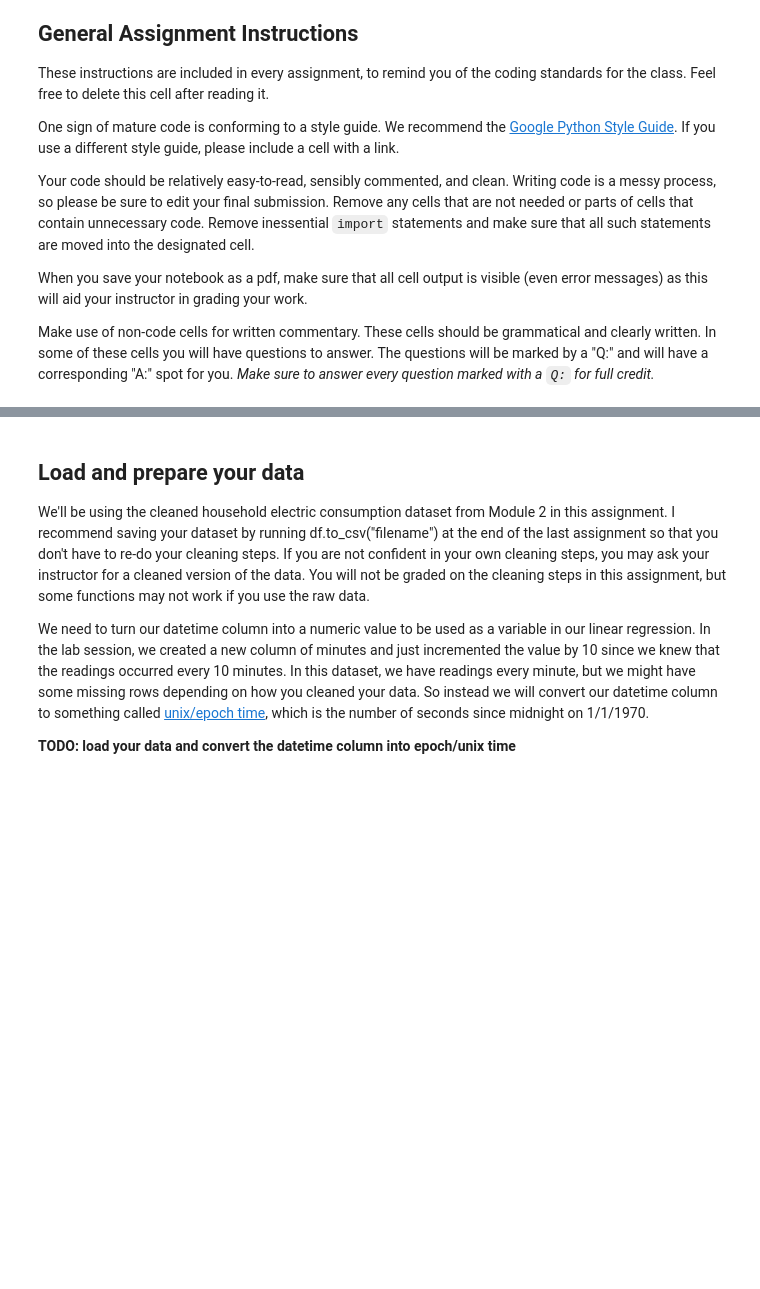
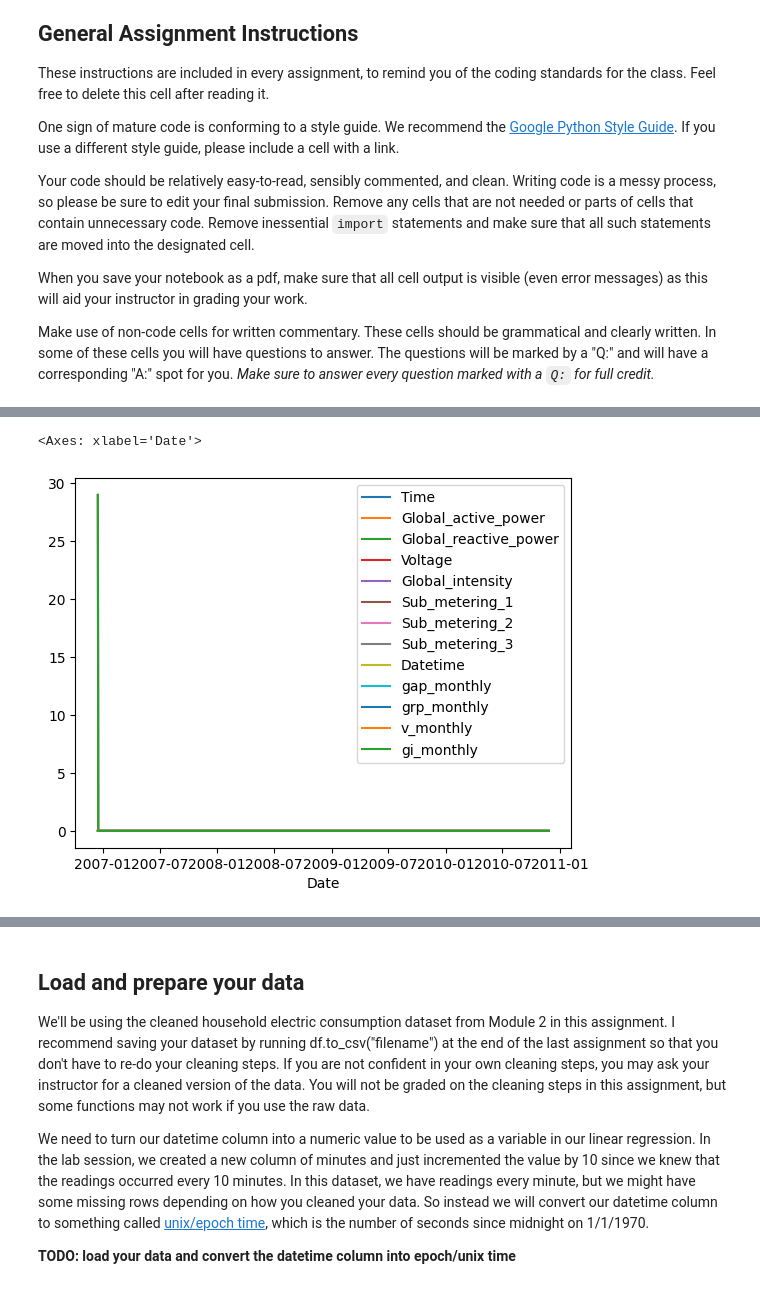
Before and after one commit to skshukla/aai-iot-linear-regression, a Jupyter notebook: Sachin_Assignment_3.ipynb, the cells around one changed output, grey strips where cells are left out. Drawn from its saved outputs; the diff is of its cells as text; code cells hidden in the pictures; blank space fills up the shorter version.

```diff
--- a/Sachin_Assignment_3.ipynb
+++ b/Sachin_Assignment_3.ipynb
@@ -26,0 +107,7 @@ pd.set_option('display.float_format', lambda x: '%.5f' % x)
+# %%
+#https://stackoverflow.com/questions/53947196/groupby-class-and-count-missing-values-in-features
+df_na = df.drop('Date', axis = 1).isna().groupby(df.Date, sort = False).sum().reset_index()
+df_na.plot(x='Date', y=df_na.columns[2:-1])
+# %% [output]
+<Axes: xlabel='Date'>
+[figure, added]
```
Also changed, not shown: parts of 44 cells of this notebook.
